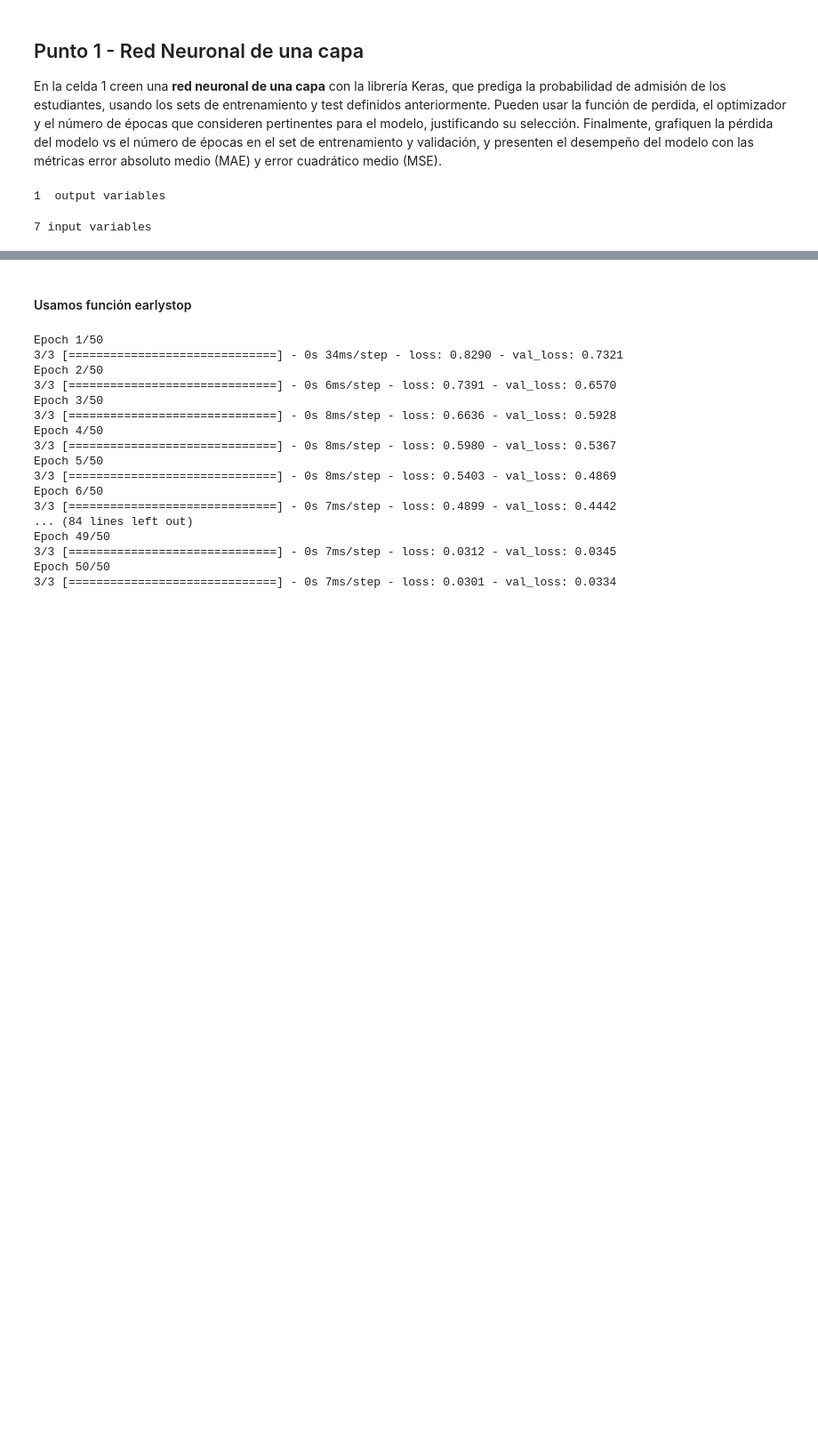
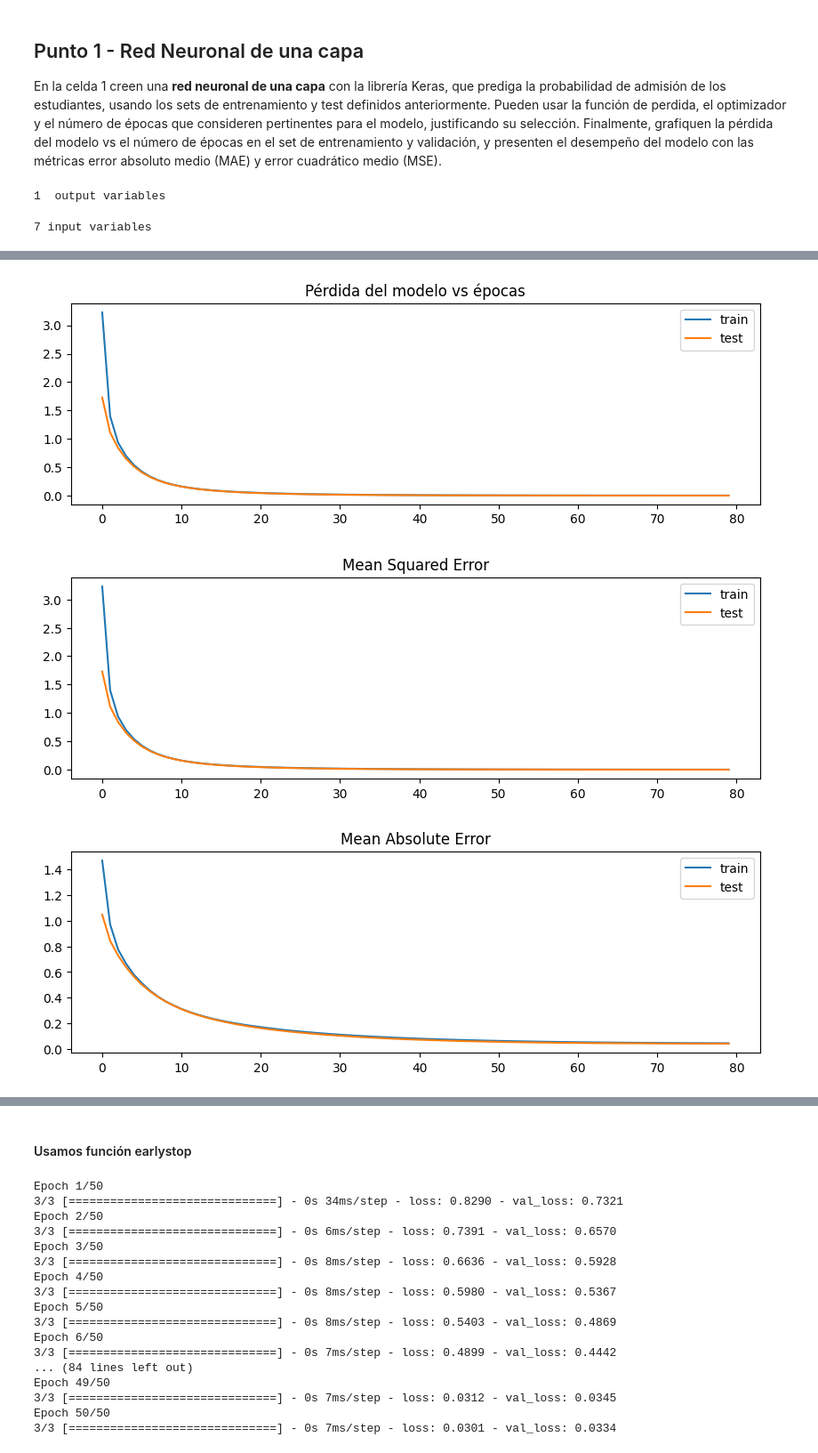
Before and after one commit to Josehoyos26/ML-y-PLN-Grupo-26, a Jupyter notebook: Proyecto Semana 6/S6TC1-Redes_Neuronales_informeV0.ipynb, the cells around one changed output, grey strips where cells are left out. Shown at 89% size. Saved outputs shown, nothing was run; the diff lists cells and outputs as text; code cells hidden in the pictures; blank space fills up the shorter version.

```diff
--- a/Proyecto Semana 6/S6TC1-Redes_Neuronales_informeV0.ipynb
+++ b/Proyecto Semana 6/S6TC1-Redes_Neuronales_informeV0.ipynb
@@ -140,0 +214,34 @@ Le decimos al algoritmo que use 50 épocas para observar en la gráfica su compo
+# %%
+# Los resultados justificar que el mejor desempeño se logra con:
+# * Optimizador: sgd
+# * Función de pérdida: MSE
+# * Epochs: entre 70 y 80, escogemos 80
+
+# La siguiente es la gráfica de pérdida del modelo vs las epocas
+plt.figure(figsize=(10,10))
+plt.subplot(311)
+plt.title('Pérdida del modelo vs épocas')
+plt.plot(results['sgd - mean_squared_error - 80']['history'].history['loss'], label='train')
+plt.plot(results['sgd - mean_squared_error - 80']['history'].history['val_loss'], label='test')
+plt.legend()
+
+plt.figure(figsize=(10,10))
+plt.subplot(312)
+plt.title('Mean Squared Error')
+plt.plot(results['sgd - mean_squared_error - 80']['history'].history['mse'], label='train')
+plt.plot(results['sgd - mean_squared_error - 80']['history'].history['val_mse'], label='test')
+plt.legend()
+plt.show()
+
+plt.figure(figsize=(10,10))
+plt.subplot(313)
+plt.title('Mean Absolute Error')
+plt.plot(results['sgd - mean_squared_error - 80']['history'].history['mae'], label='train')
+plt.plot(results['sgd - mean_squared_error - 80']['history'].history['val_mae'], label='test')
+
+plt.legend()
+plt.show()
+# %% [output]
+[figure, added]
+[figure, added]
+[figure, added]
```
Also changed, not shown: parts of 8 cells of this notebook.
